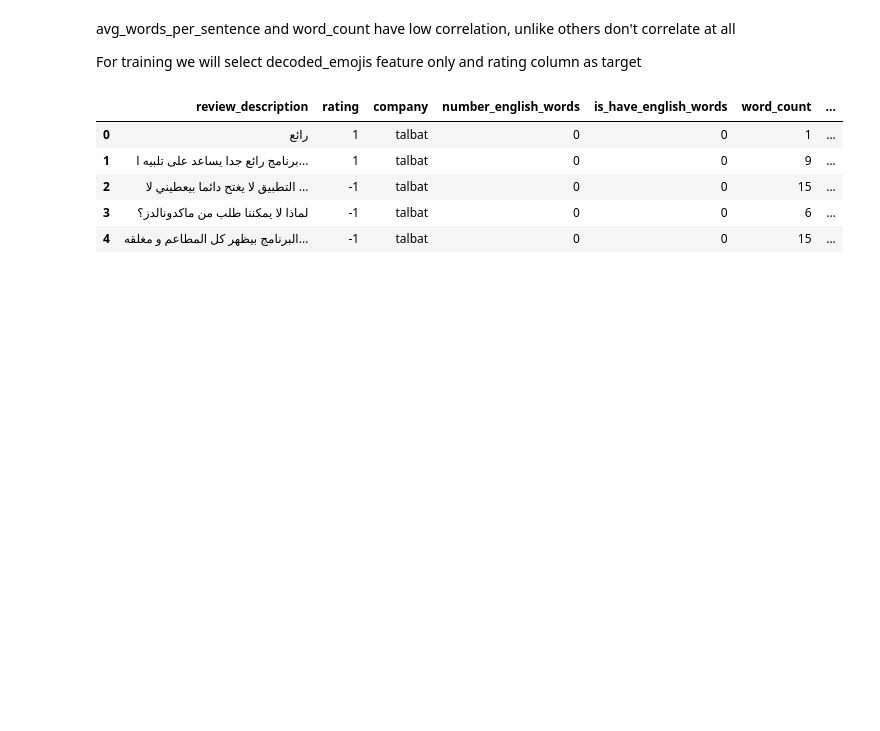
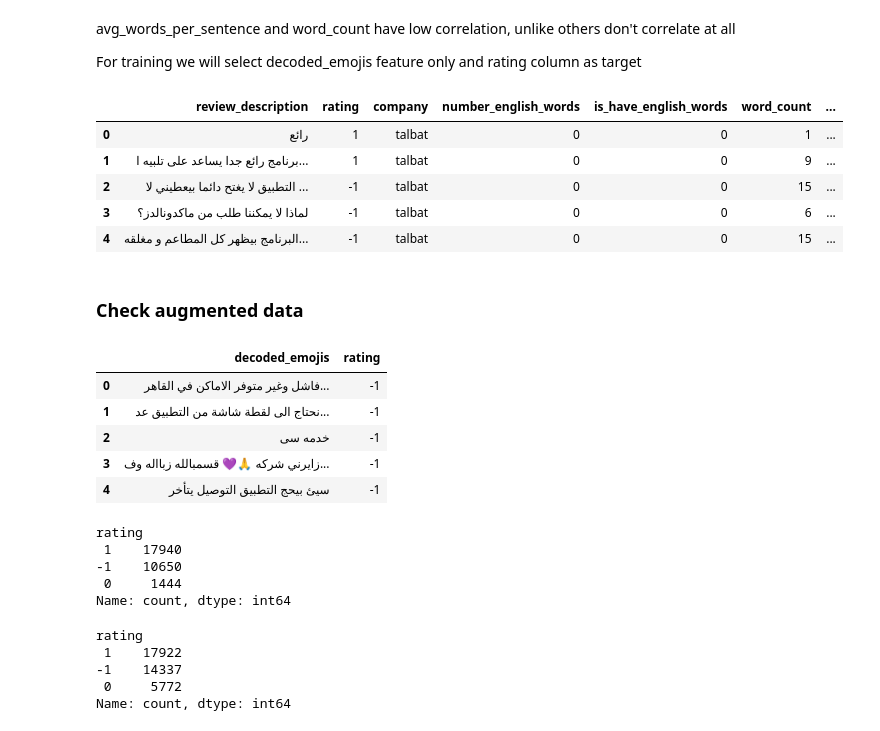
Before and after one commit to Kirillus-Emad/company-reviews-arabic, a Jupyter notebook: EDA.ipynb, the cells around one changed output. Drawn from its saved outputs; the diff is of its cells as text; code cells hidden in the pictures; blank space fills up the shorter version.

```diff
--- a/EDA.ipynb
+++ b/EDA.ipynb
@@ -337,3 +330,15 @@ pd.read_csv('df_eda.csv').head()
 | 2 | التطبيق لا يغتح دائما بيعطيني لا ... | -1 | talbat | 0 | 0 | 15 | ... |
 | 3 | لماذا لا يمكننا طلب من ماكدونالدز؟ | -1 | talbat | 0 | 0 | 6 | ... |
 | 4 | البرنامج بيظهر كل المطاعم و مغلقه... | -1 | talbat | 0 | 0 | 15 | ... |
+# %% [markdown]
+### Check augmented data
+# %%
+df_aug_train=pd.read_csv('data/2-train_df.csv')
+df_aug_train.head()
+# %% [output]
+|  | decoded_emojis | rating |
+| 0 | فاشل وغير متوفر الاماكن في القاهر... | -1 |
+| 1 | نحتاج الى لقطة شاشة من التطبيق عد... | -1 |
+| 2 | خدمه سى | -1 |
+| 3 | زايرني شركه 🙏💜 قسمبالله زبااله وف... | -1 |
+| 4 | سيئ بيحج التطبيق التوصيل يتأخر | -1 |
@@ -339,0 +347,18 @@ pd.read_csv('df_eda.csv').head()
+# %%
+df_train_check,df_test_check=train_test_split(df_org,stratify=df_org['rating'],random_state=42,shuffle=True)
+
+df_train_check['rating'].value_counts()
+# %% [output]
+rating
+ 1    17940
+-1    10650
+ 0     1444
+Name: count, dtype: int64
+# %%
+df_aug_train['rating'].value_counts()
+# %% [output]
+rating
+ 1    17922
+-1    14337
+ 0     5772
+Name: count, dtype: int64
```
Also changed, not shown: parts of 3 cells of this notebook, 11 other files.
